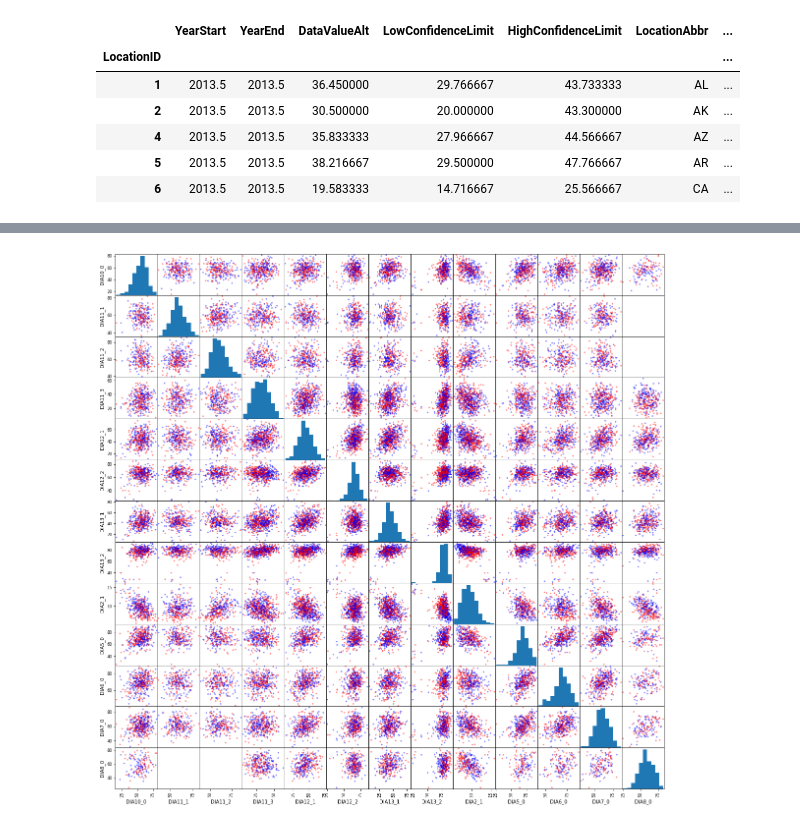
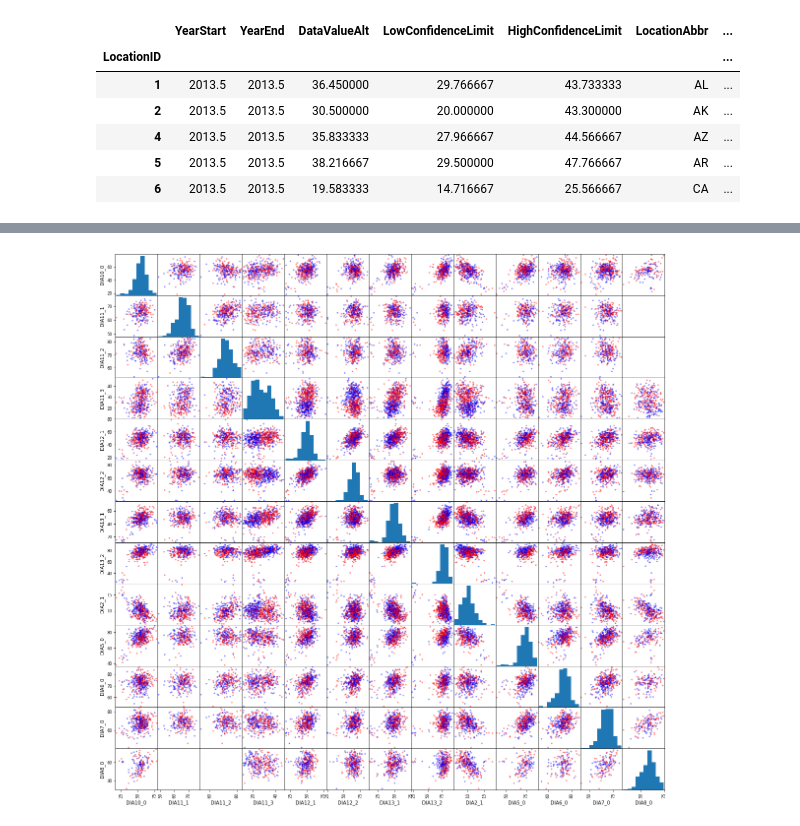
Before and after one commit to dkjer/data150labs, a Jupyter notebook: Explore Chronic Disease Data.ipynb, the cells around one changed output, grey strips where cells are left out. Drawn from its saved outputs; the diff is of its cells as text; code cells hidden in the pictures.

```diff
--- a/Explore Chronic Disease Data.ipynb
+++ b/Explore Chronic Disease Data.ipynb
@@ -217,7 +217,8 @@ fmap
 [interactive output not drawn]
 # %%
 dfGender = dfData[(dfData["TopicID"] == 'DIA') &
-                (dfData['DataValueTypeID'] == 'AgeAdjPrev') &
+#                (dfData['DataValueTypeID'] == 'AgeAdjPrev') &
+                (dfData['DataValueTypeID'] == 'CrdPrev') &
                  dfData['DataValueAlt'].notnull() &
 #                (dfData['LocationID'] == 1) &
 #                (dfData['YearStart'] == 2016) &
@@ -240,4 +241,4 @@ dfGender.head()
-[figure, old version]
+[figure, new version]
 # %%
 corr = dfGenderIndicators.corr(method='pearson')
 mask = np.zeros_like(corr, dtype=np.bool)
```
Also changed, not shown: parts of 4 cells of this notebook.
